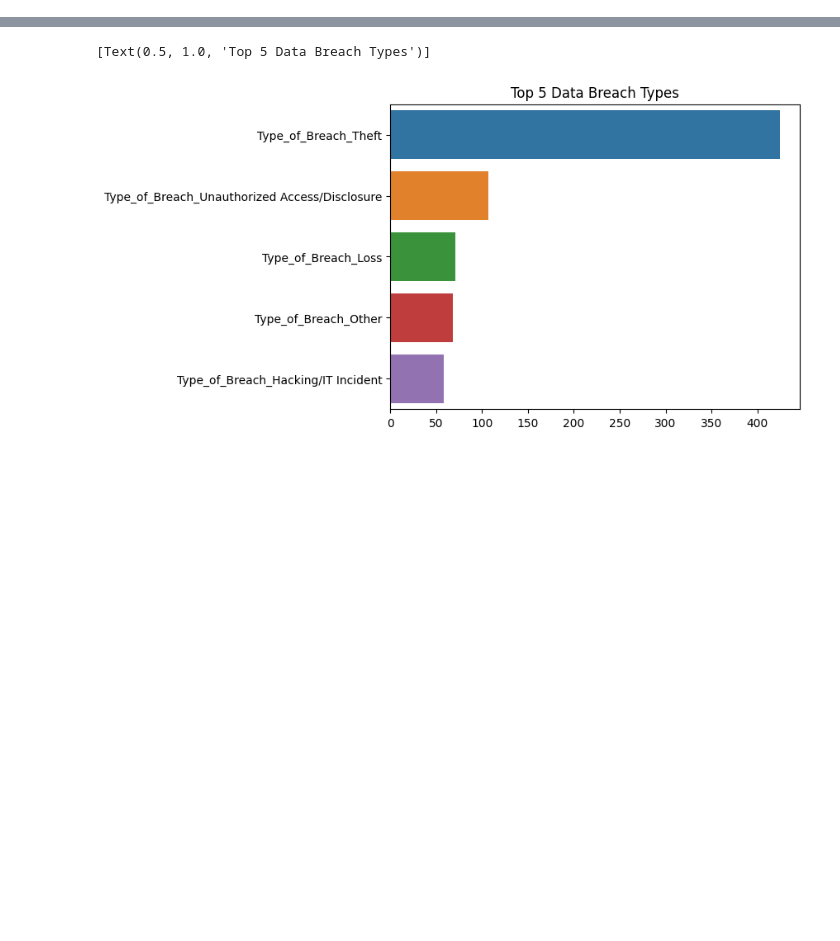
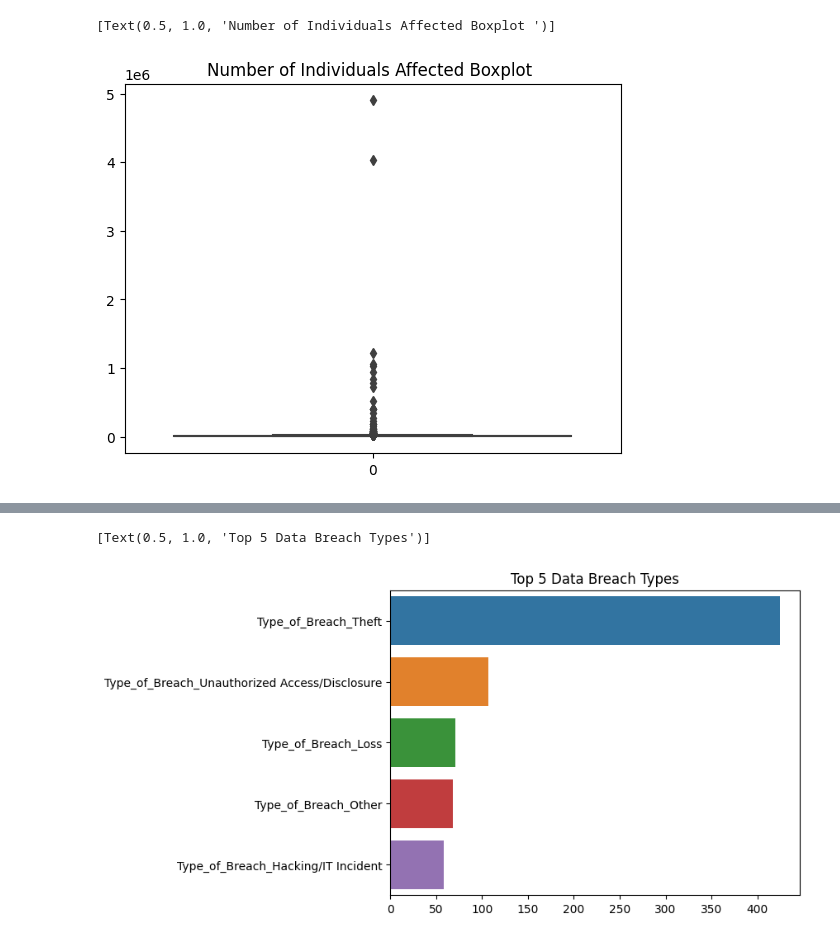
Before and after one commit to JacquelineGomez06/Cyber_Capstone, a Jupyter notebook: eda.ipynb, the cells around one changed output, grey strips where cells are left out. Saved outputs shown, nothing was run; the diff lists cells and outputs as text; code cells hidden in the pictures; blank space fills up the shorter version.

Commit message:
indv aff boxplots

```diff
--- a/eda.ipynb
+++ b/eda.ipynb
@@ -5,3 +5,9 @@ import scipy.stats as stats
 import seaborn as sns
 
 data=pd.read_csv("df_encoded.csv")
+# %%
+#with outliers
+sns.boxplot(data = data["Individuals_Affected"],showfliers = True).set(title="Number of Individuals Affected Boxplot ")
+# %% [output]
+[Text(0.5, 1.0, 'Number of Individuals Affected Boxplot ')]
+[figure, added]
```
Also changed, not shown: parts of 1 cell of this notebook.
